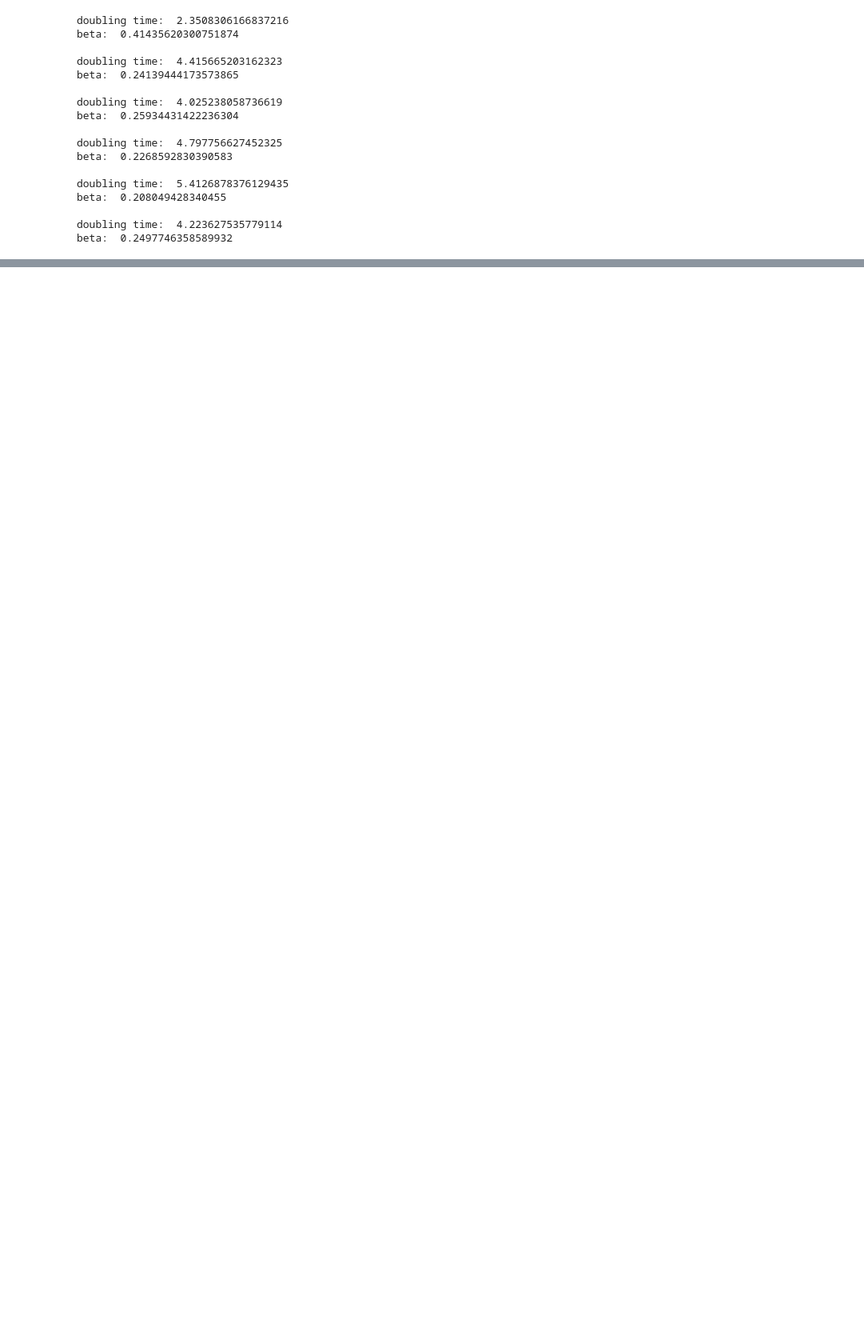
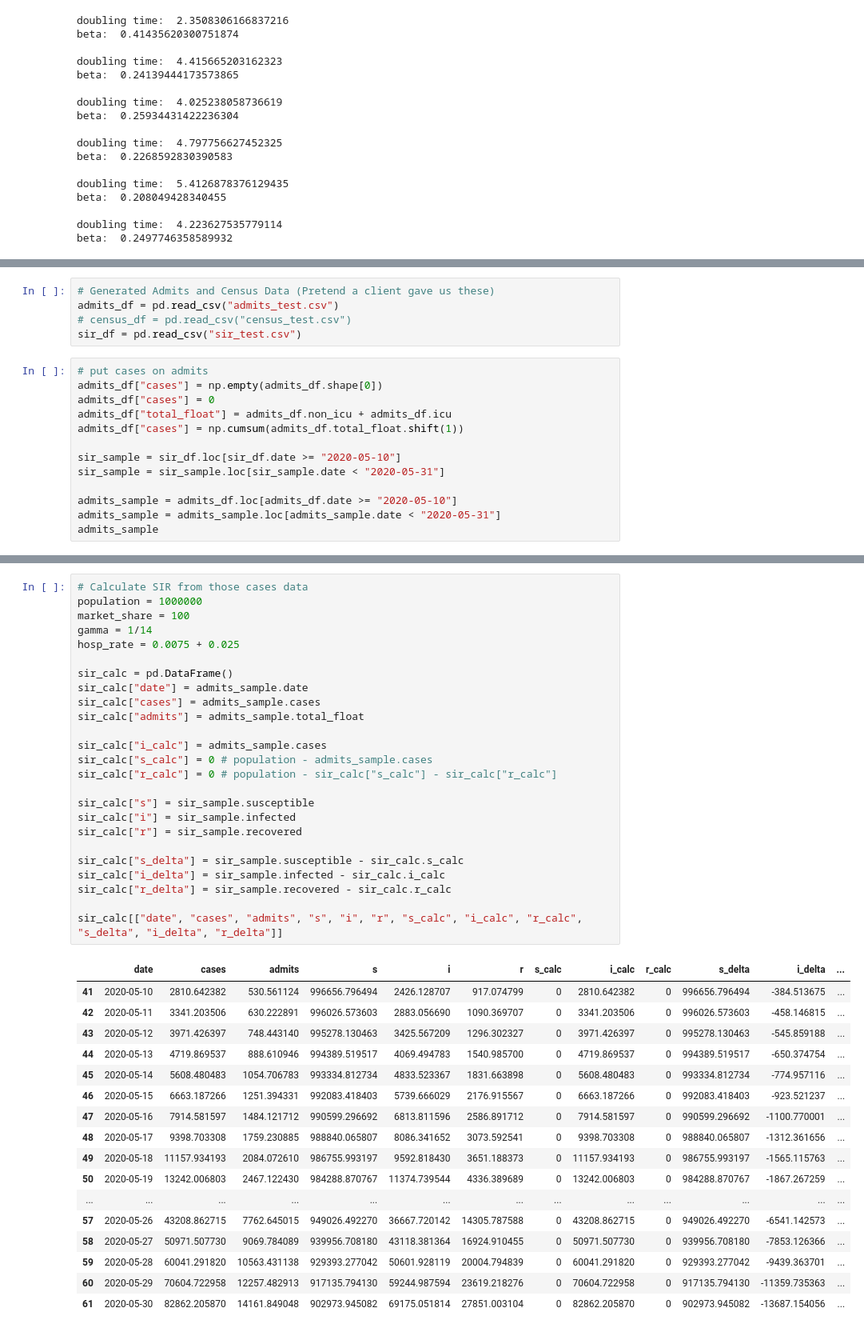
Before and after one commit to mmastand/chime, a Jupyter notebook: Dynamic Doubling Time.ipynb, the cells around one changed output, grey strips where cells are left out. Shown at 80% size. Drawn from its saved outputs; the diff is of its cells as text; blank space fills up the shorter version.

```diff
--- a/Dynamic Doubling Time.ipynb
+++ b/Dynamic Doubling Time.ipynb
@@ -88,0 +101,18 @@ la_train["i"] = "wha??"
+# %%
+# Generated Admits and Census Data (Pretend a client gave us these)
+admits_df = pd.read_csv("admits_test.csv")
+# census_df = pd.read_csv("census_test.csv")
+sir_df = pd.read_csv("sir_test.csv")
+# %%
+# put cases on admits
+admits_df["cases"] = np.empty(admits_df.shape[0])
+admits_df["cases"] = 0
+admits_df["total_float"] = admits_df.non_icu + admits_df.icu
+admits_df["cases"] = np.cumsum(admits_df.total_float.shift(1))
+
+sir_sample = sir_df.loc[sir_df.date >= "2020-05-10"]
+sir_sample = sir_sample.loc[sir_sample.date < "2020-05-31"]
+
+admits_sample = admits_df.loc[admits_df.date >= "2020-05-10"]
+admits_sample = admits_sample.loc[admits_sample.date < "2020-05-31"]
+admits_sample
@@ -89,3 +137,46 @@ la_train["i"] = "wha??"
+# %%
+# Calculate SIR from those cases data
+population = 1000000
+market_share = 100
+gamma = 1/14
+hosp_rate = 0.0075 + 0.025
+
+sir_calc = pd.DataFrame()
+sir_calc["date"] = admits_sample.date
+sir_calc["cases"] = admits_sample.cases
+sir_calc["admits"] = admits_sample.total_float
+
+sir_calc["i_calc"] = admits_sample.cases
+sir_calc["s_calc"] = 0 # population - admits_sample.cases
+sir_calc["r_calc"] = 0 # population - sir_calc["s_calc"] - sir_calc["r_calc"]
+
+sir_calc["s"] = sir_sample.susceptible
+sir_calc["i"] = sir_sample.infected
+sir_calc["r"] = sir_sample.recovered
+
+sir_calc["s_delta"] = sir_sample.susceptible - sir_calc.s_calc
+sir_calc["i_delta"] = sir_sample.infected - sir_calc.i_calc
+sir_calc["r_delta"] = sir_sample.recovered - sir_calc.r_calc
+
+sir_calc[["date", "cases", "admits", "s", "i", "r", "s_calc", "i_calc", "r_calc", "s_delta", "i_delta", "r_delta"]]
+# %% [output]
+|  | date | cases | admits | s | i | r | s_calc | i_calc | r_calc | s_delta | i_delta | ... |
+| 41 | 2020-05-10 | 2810.642382 | 530.561124 | 996656.796494 | 2426.128707 | 917.074799 | 0 | 2810.642382 | 0 | 996656.796494 | -384.513675 | ... |
+| 42 | 2020-05-11 | 3341.203506 | 630.222891 | 996026.573603 | 2883.056690 | 1090.369707 | 0 | 3341.203506 | 0 | 996026.573603 | -458.146815 | ... |
+| 43 | 2020-05-12 | 3971.426397 | 748.443140 | 995278.130463 | 3425.567209 | 1296.302327 | 0 | 3971.426397 | 0 | 995278.130463 | -545.859188 | ... |
+| 44 | 2020-05-13 | 4719.869537 | 888.610946 | 994389.519517 | 4069.494783 | 1540.985700 | 0 | 4719.869537 | 0 | 994389.519517 | -650.374754 | ... |
+| 45 | 2020-05-14 | 5608.480483 | 1054.706783 | 993334.812734 | 4833.523367 | 1831.663898 | 0 | 5608.480483 | 0 | 993334.812734 | -774.957116 | ... |
+| 46 | 2020-05-15 | 6663.187266 | 1251.394331 | 992083.418403 | 5739.666029 | 2176.915567 | 0 | 6663.187266 | 0 | 992083.418403 | -923.521237 | ... |
+| 47 | 2020-05-16 | 7914.581597 | 1484.121712 | 990599.296692 | 6813.811596 | 2586.891712 | 0 | 7914.581597 | 0 | 990599.296692 | -1100.770001 | ... |
+| 48 | 2020-05-17 | 9398.703308 | 1759.230885 | 988840.065807 | 8086.341652 | 3073.592541 | 0 | 9398.703308 | 0 | 988840.065807 | -1312.361656 | ... |
+| 49 | 2020-05-18 | 11157.934193 | 2084.072610 | 986755.993197 | 9592.818430 | 3651.188373 | 0 | 11157.934193 | 0 | 986755.993197 | -1565.115763 | ... |
+| 50 | 2020-05-19 | 13242.006803 | 2467.122430 | 984288.870767 | 11374.739544 | 4336.389689 | 0 | 13242.006803 | 0 | 984288.870767 | -1867.267259 | ... |
+| ... | ... | ... | ... | ... | ... | ... | ... | ... | ... | ... | ... | ... |
+| 57 | 2020-05-26 | 43208.862715 | 7762.645015 | 949026.492270 | 36667.720142 | 14305.787588 | 0 | 43208.862715 | 0 | 949026.492270 | -6541.142573 | ... |
+| 58 | 2020-05-27 | 50971.507730 | 9069.784089 | 939956.708180 | 43118.381364 | 16924.910455 | 0 | 50971.507730 | 0 | 939956.708180 | -7853.126366 | ... |
+| 59 | 2020-05-28 | 60041.291820 | 10563.431138 | 929393.277042 | 50601.928119 | 20004.794839 | 0 | 60041.291820 | 0 | 929393.277042 | -9439.363701 | ... |
+| 60 | 2020-05-29 | 70604.722958 | 12257.482913 | 917135.794130 | 59244.987594 | 23619.218276 | 0 | 70604.722958 | 0 | 917135.794130 | -11359.735363 | ... |
+| 61 | 2020-05-30 | 82862.205870 | 14161.849048 | 902973.945082 | 69175.051814 | 27851.003104 | 0 | 82862.205870 | 0 | 902973.945082 | -13687.154056 | ... |
 # %%
 # Just scratchwork below.
 
```
Also changed, not shown: parts of 4 cells of this notebook, 4 other files.
